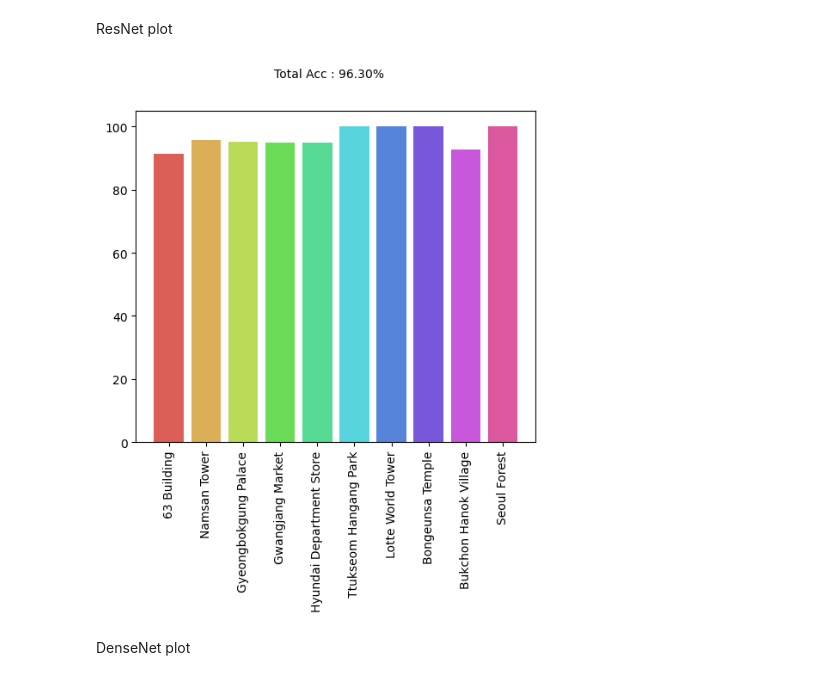
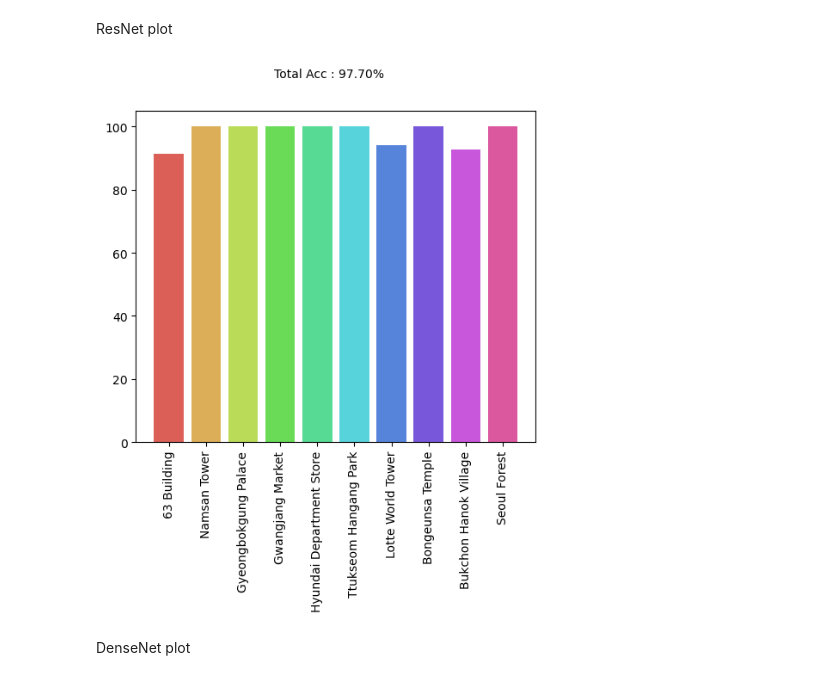
Before and after one commit to yunguks/KNU_AICOSS_bitso, a Jupyter notebook: bitdol_classification.ipynb, the cells around one changed output. Drawn from its saved outputs; the diff is of its cells as text; code cells hidden in the pictures.

```diff
--- a/bitdol_classification.ipynb
+++ b/bitdol_classification.ipynb
@@ -275,6 +275,7 @@ train_transform = transforms.Compose([
     transforms.ToPILImage(), # numpy --> PIL로 변경
     transforms.Resize([CFG['IMG_SIZE'],CFG['IMG_SIZE']]), #128 * 128이미지로 사이즈변경
     transforms.RandomAffine(20),
+    transforms.ColorJitter(brightness=0.2, contrast=0.2),
     transforms.CenterCrop(CFG['CROP_SIZE']),
     transforms.ToTensor(), # tensor로 변경
     transforms.Normalize(mean=img_mean, std=img_std), # 이미지 정규화
@@ -533,6 +450,8 @@ class ResNet(nn.Module):
 # %%
-resnet50 = ResNet(num_classes=10)
-resnet101 = ResNet(layers=[3, 4, 23, 3], num_classes=10)
+from model import ResNet, DenseNet
+
+resnet50 = ResNet.load_model(num_classes=10)
+resnet101 = ResNet.load_model(layers=[3, 4, 23, 3], num_classes=10)
 
 import torchsummary
 torchsummary.summary(resnet50,(3,224,224),device='cpu')
@@ -951,11 +660,15 @@ def inference(model,test_loader, device):
     history = {}
     correct = 0
     total = 0
+    classes = (
+        '63 Building', 'Namsan Tower', 'Gyeongbokgung Palace',
+        'Gwangjang Market', 'Hyundai Department Store', 'Ttukseom Hangang Park',
+        'Lotte World Tower', 'Bongeunsa Temple', 'Bukchon Hanok Village', 'Seoul Forest')
     class_correct = {classname : 0 for classname in classes}
     class_total = {classname : 0 for classname in classes}
 
     with torch.no_grad():
-        for img, labels in tqdm(iter(val_loader)):
+        for img, labels in tqdm(iter(test_loader)):
             img, labels = img.to(device), labels.to(device)
 
             outputs = model(img)
@@ -991,21 +704,18 @@ def make_acc_bar(history):
 # %% [markdown]
 test dataset load
 # %%
-test_dataset = CustomDataset(val_img_path,None,train_mode=False,transforms=test_transform)
+test_dataset = CustomDataset(val_img_path,val_label,train_mode=True,transforms=test_transform)
 test_loader= DataLoader(test_dataset,batch_size =CFG['BATCH_SIZE'],shuffle=False,num_workers=0)
 # %% [markdown]
 ResNet plot
 # %%
-#checkpoint = torch.load('checkpoint/best_efficient.pth')
-#effi_net.load_state_dict(checkpoint['model_state_dict'], strict=False)
-
-checkpoint = torch.load('checkpoint/best_resnet50_963.pth')
+checkpoint = torch.load('checkpoint/best_resnet50_977.pth')
 resnet50.load_state_dict(checkpoint['model_state_dict'], strict=False)
 
 history = inference(resnet50,test_loader,device)
 fig = make_acc_bar(history)
 # %% [output]
-[figure, old version]
+[figure, new version]
 # %% [markdown]
 DenseNet plot
 # %%
```
Also changed, not shown: parts of 28 cells of this notebook, 5 other files.
